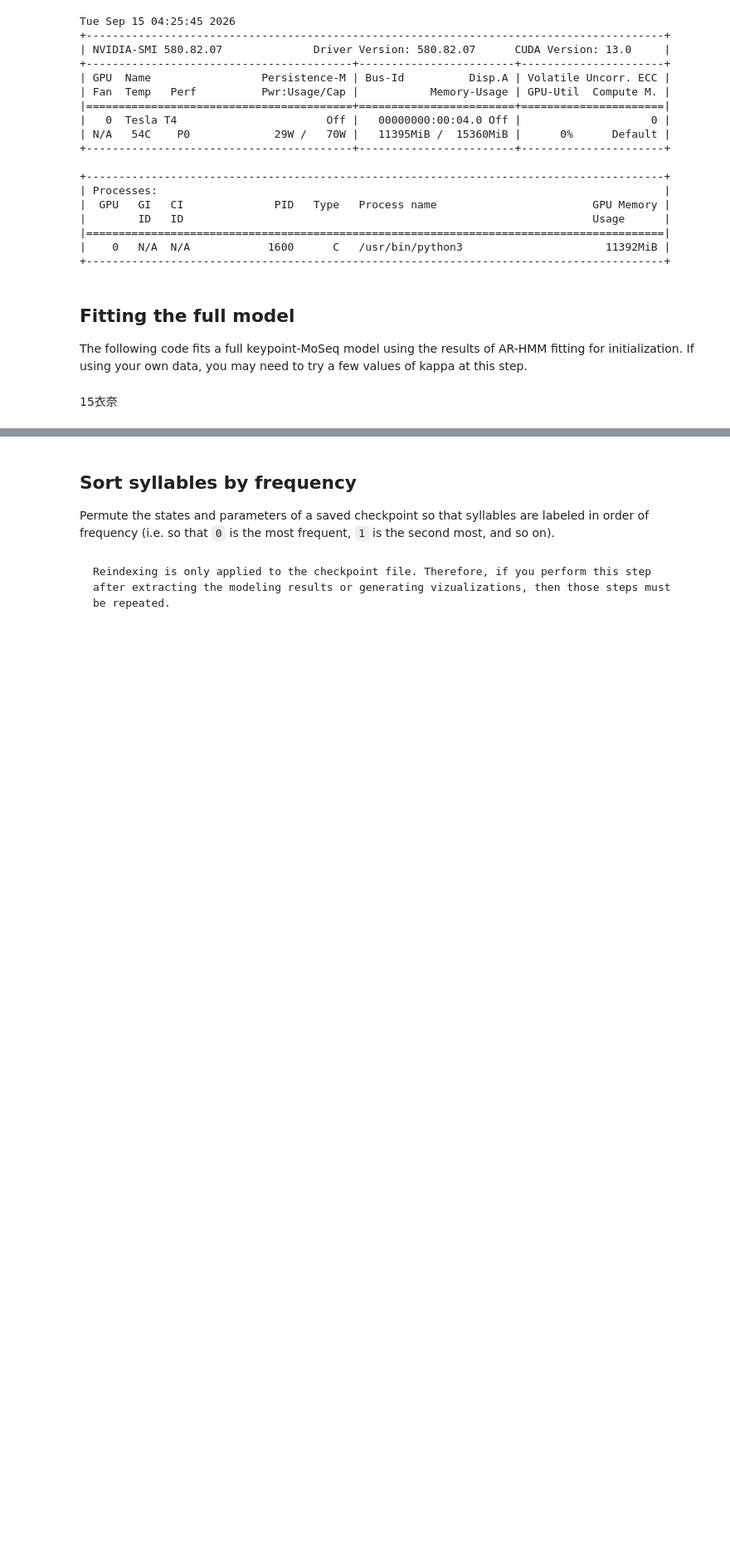
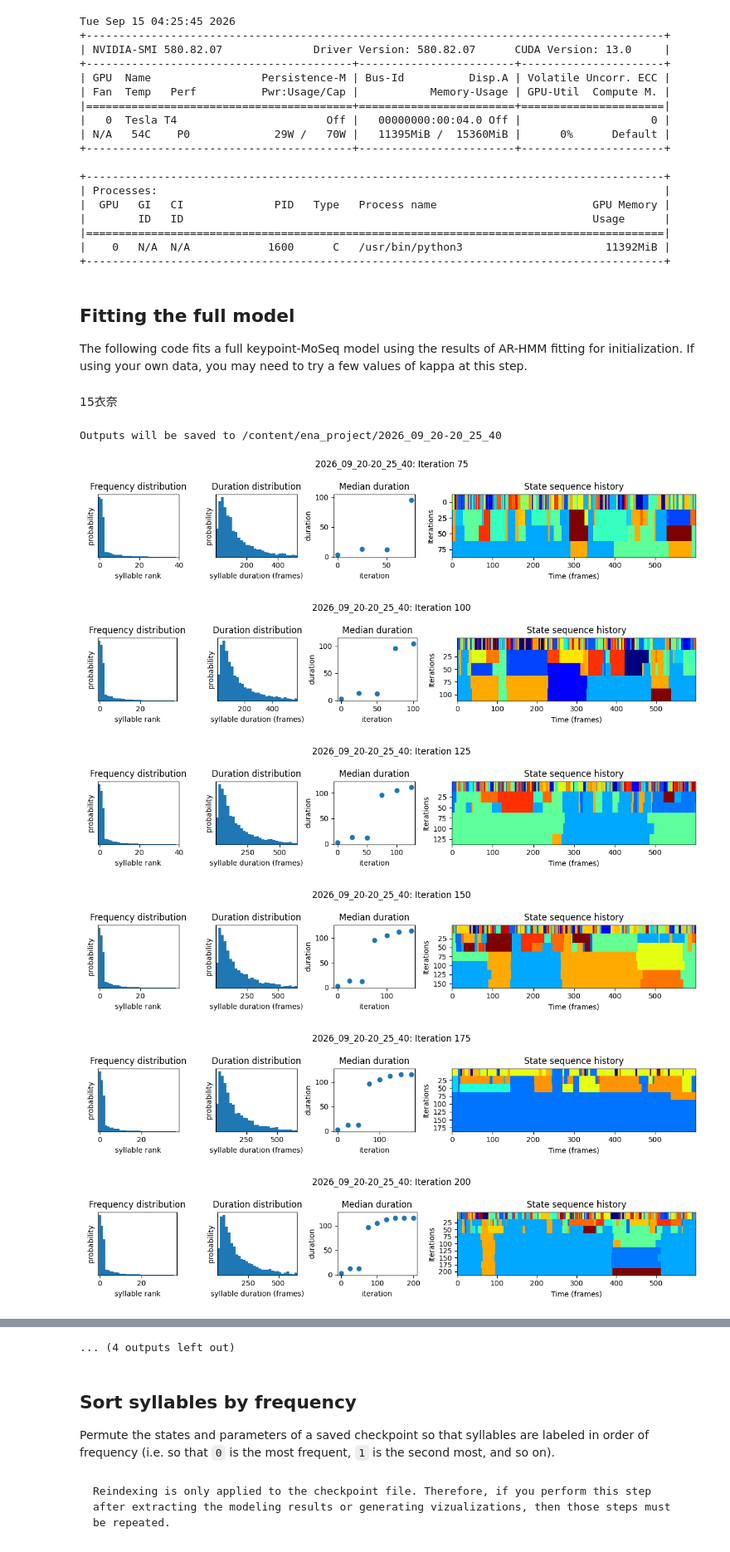
Before and after one commit to c012fbw-stack/ena_deta, a Jupyter notebook: docs/keypoint_moseq_colab.ipynb, the cells around one changed output, grey strips where cells are left out. Shown at 83% size. Drawn from its saved outputs; the diff is of its cells as text; code cells hidden in the pictures; blank space fills up the shorter version.

```diff
--- a/docs/keypoint_moseq_colab.ipynb
+++ b/docs/keypoint_moseq_colab.ipynb
@@ -518,3 +518,8 @@ VBox(children=(HBox(children=(Button(description='Prev', style=ButtonStyle()), B
+# %%
+kpms.update_config(
+    project_dir,
+    video_dir="/content/drive/MyDrive/ena_deta"
+)
 # %% [markdown]
 ## Fit PCA
 
@@ -605,3 +610,7 @@ model = kpms.init_model(
     **config(),
     location_aware=True
 )
+model = kpms.update_hypparams(
+    model,
+    kappa=1e5
+)
@@ -655,21 +666,29 @@ The following code fits a full keypoint-MoSeq model using the results of AR-HMM
 # %%
 # load model checkpoint
 model, data, metadata, current_iter = kpms.load_checkpoint(
     project_dir, model_name, iteration=num_ar_iters
 )
 
 # modify kappa to maintain the desired syllable time-scale
-model = kpms.update_hypparams(model, kappa=8.7e7)
+model = kpms.update_hypparams(model, kappa=1e5)
 
 # run fitting for an additional 500 iters
 model = kpms.fit_model(
     model,
     data,
     metadata,
     project_dir,
     model_name,
     ar_only=False,
     start_iter=current_iter,
     num_iters=current_iter + 500,
     parallel_message_passing=False,
 )[0]
+# %% [output]
+Outputs will be saved to /content/ena_project/2026_09_20-20_25_40
+[figure, added]
+[figure, added]
+[figure, added]
+[figure, added]
+[figure, added]
+[figure, added]
@@ -676,3 +700,4 @@ model = kpms.fit_model(
+... (4 outputs left out)
 # %% [markdown]
 ## Sort syllables by frequency
 
```
Also changed, not shown: parts of 6 cells of this notebook.
